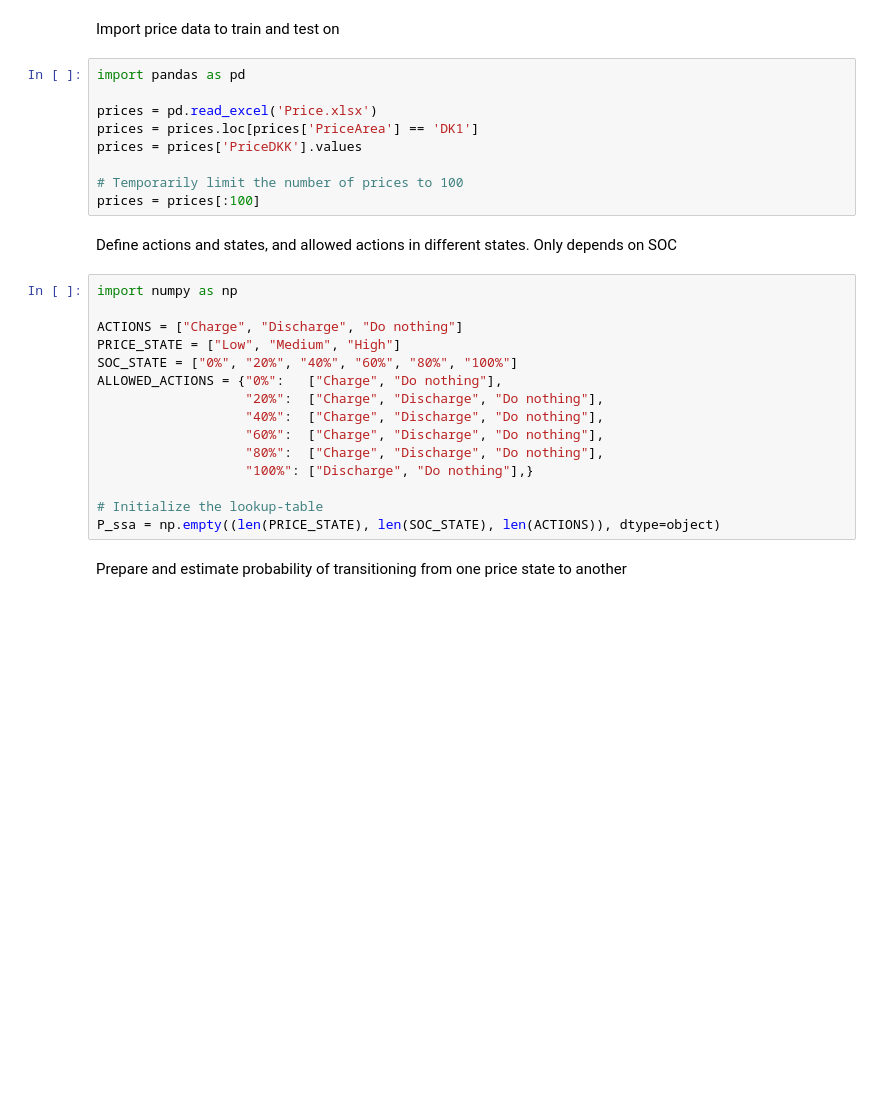
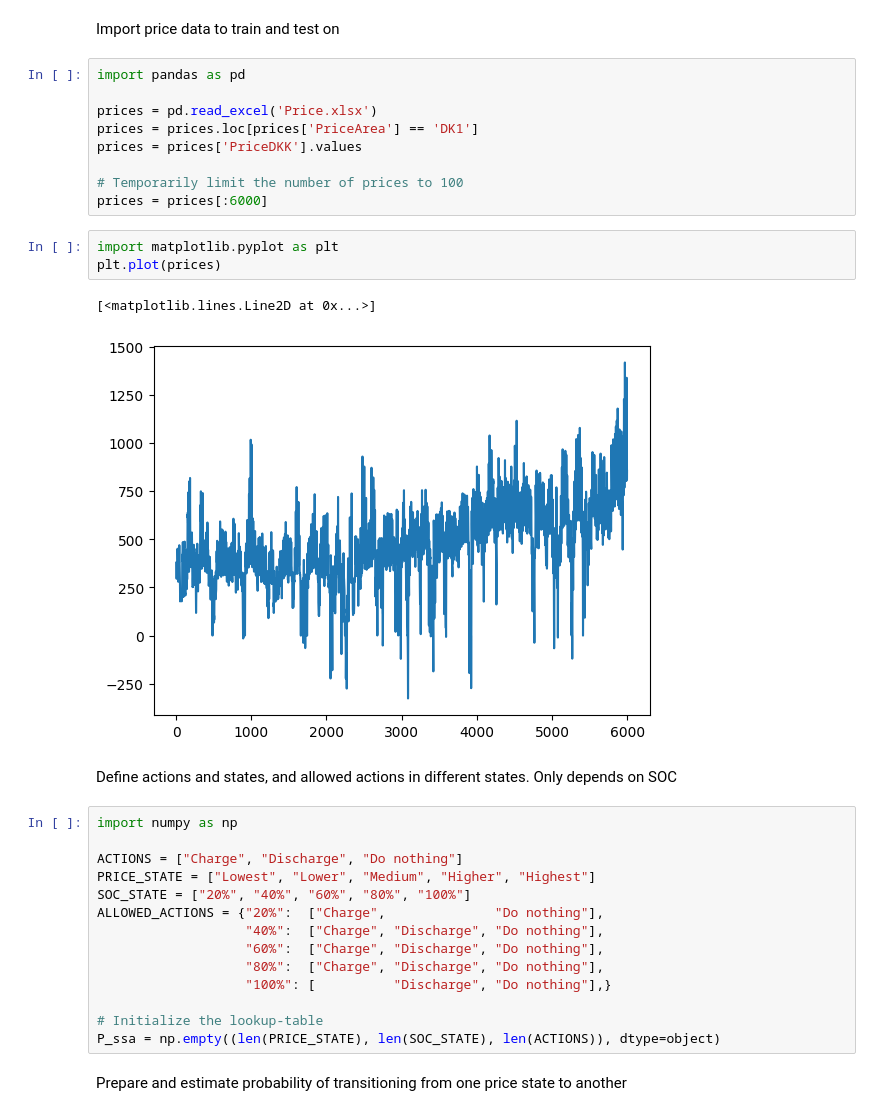
Before and after one commit to JacobSkaarup/46765_assignment3, a Jupyter notebook: main.ipynb, the cells around one changed output. Drawn from its saved outputs; the diff is of its cells as text; blank space fills up the shorter version.

Commit message:
Improve data visualization in main.ipynb by adding new plots and enhancing existing charts for better insights

```diff
--- a/main.ipynb
+++ b/main.ipynb
@@ -8,21 +8,26 @@ prices = prices.loc[prices['PriceArea'] == 'DK1']
 prices = prices['PriceDKK'].values
 
 # Temporarily limit the number of prices to 100
-prices = prices[:100]
+prices = prices[:6000]
+# %%
+import matplotlib.pyplot as plt
+plt.plot(prices)
+# %% [output]
+[<matplotlib.lines.Line2D at 0x...>]
+[figure, added]
 # %% [markdown]
 Define actions and states, and allowed actions in different states. Only depends on SOC
 # %%
 import numpy as np
 
 ACTIONS = ["Charge", "Discharge", "Do nothing"]
-PRICE_STATE = ["Low", "Medium", "High"]
-SOC_STATE = ["0%", "20%", "40%", "60%", "80%", "100%"]
-ALLOWED_ACTIONS = {"0%":   ["Charge", "Do nothing"],
-                   "20%":  ["Charge", "Discharge", "Do nothing"],
+PRICE_STATE = ["Lowest", "Lower", "Medium", "Higher", "Highest"]
+SOC_STATE = ["20%", "40%", "60%", "80%", "100%"]
+ALLOWED_ACTIONS = {"20%":  ["Charge",              "Do nothing"],
                    "40%":  ["Charge", "Discharge", "Do nothing"],
                    "60%":  ["Charge", "Discharge", "Do nothing"],
                    "80%":  ["Charge", "Discharge", "Do nothing"],
-                   "100%": ["Discharge", "Do nothing"],}
+                   "100%": [          "Discharge", "Do nothing"],}
 
 # Initialize the lookup-table
 P_ssa = np.empty((len(PRICE_STATE), len(SOC_STATE), len(ACTIONS)), dtype=object)
```
Also changed, not shown: parts of 8 cells of this notebook.
